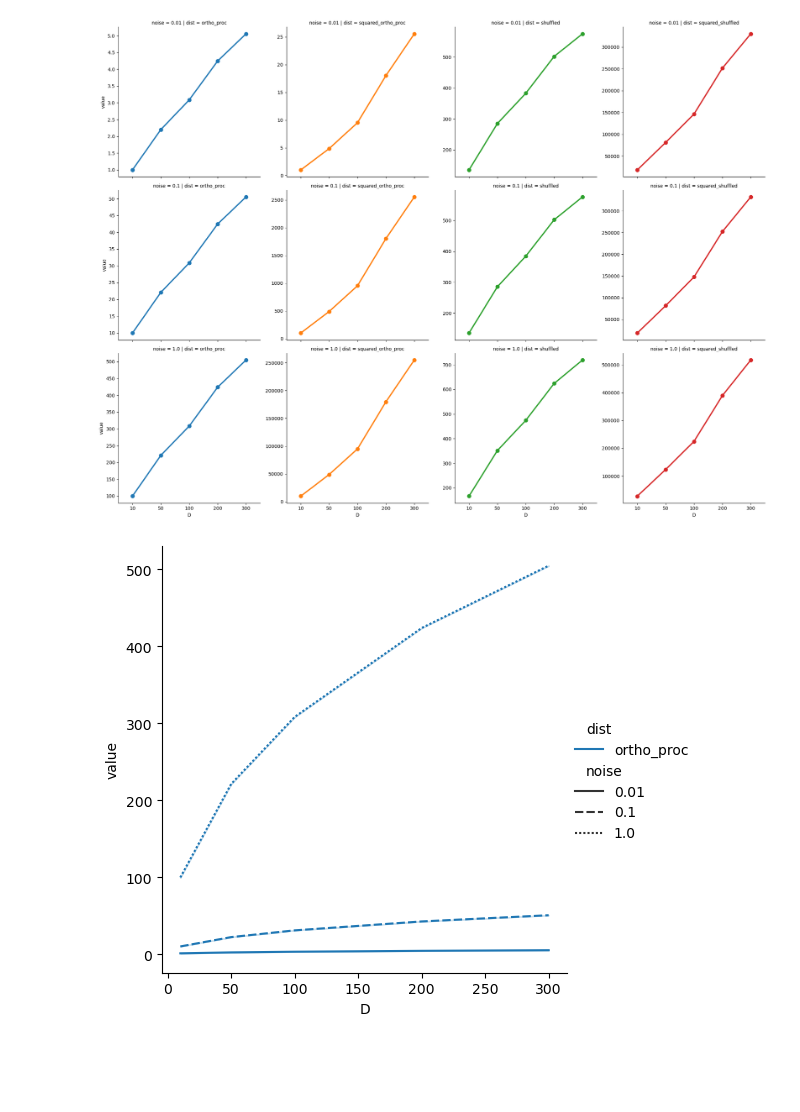
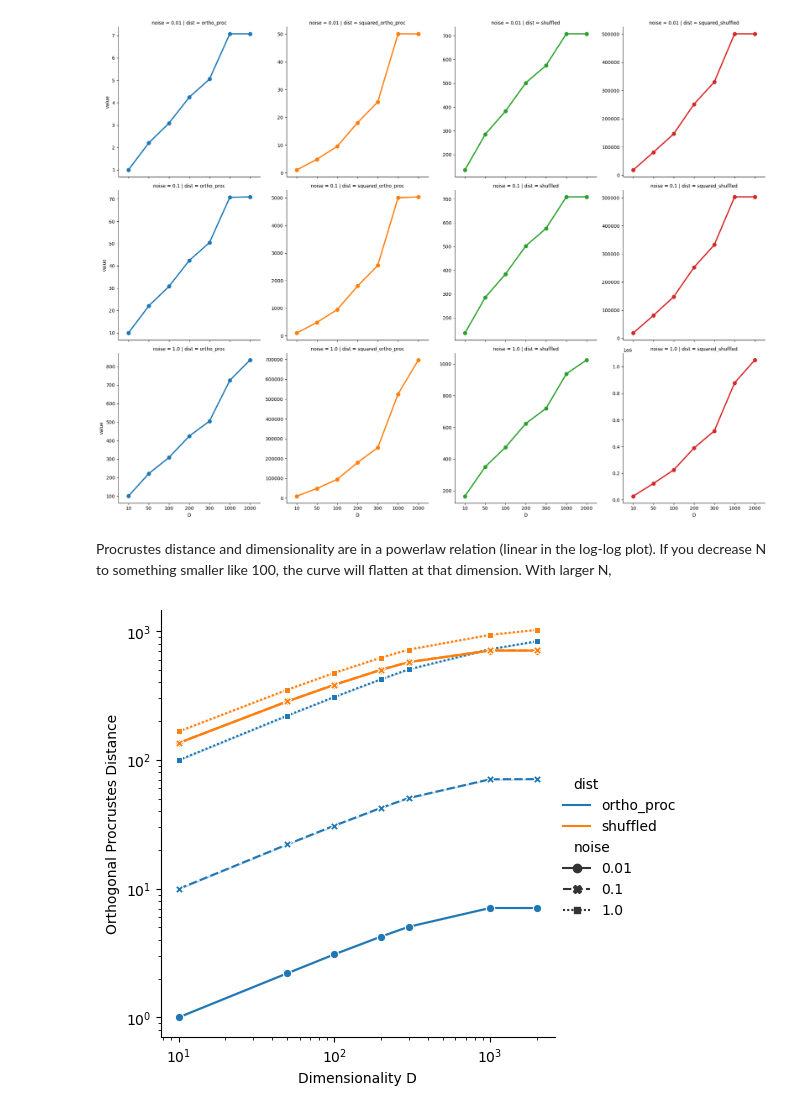
Before and after one commit to mklabunde/survey_measures, a Jupyter notebook: 12_appendix_procrustes.ipynb, the cells around one changed output. Drawn from its saved outputs; the diff is of its cells as text; code cells hidden in the pictures; blank space fills up the shorter version.

Commit message:
add labels to plot

```diff
--- a/12_appendix_procrustes.ipynb
+++ b/12_appendix_procrustes.ipynb
@@ -16,11 +17,11 @@ n_permutations = 10
 
 results = {"D": [], "dist": [], "value": [], "noise": []}
 
-# for i in [1, 5, 10, 20, 30, 100]:
-for i in [1, 5, 10, 20, 30]:
+for i in [1, 5, 10, 20, 30, 100, 200]:
+# for i in [1, 5, 10, 20, 30]:
     increased_D = i * D
     for noise_level in [1e-2, 1e-1, 1e-0]:
-        for repetition in range(n_repetitions):
+        for repetition in tqdm(range(n_repetitions)):
             # One random matrix and one rotated version with added noise
             Q = ortho_group.rvs(increased_D, size=1)
             a = rng.standard_normal((N, increased_D))
@@ -77,16 +78,27 @@ g = sns.catplot(
     errorbar="se",
 )
 # %% [output]
-[figure, old version]
+[figure, new version]
+# %% [markdown]
+Procrustes distance and dimensionality are in a powerlaw relation (linear in the log-log plot).
+If you decrease N to something smaller like 100, the curve will flatten at that dimension.
+With larger N,
 # %%
 g = sns.relplot(
-    data=df[~df["dist"].isin(["squared_shuffled", "squared_ortho_proc", "shuffled"])],
+    # data=df[~df["dist"].isin(["squared_shuffled", "squared_ortho_proc", "shuffled"])],
+    data=df[~df["dist"].isin(["squared_shuffled", "squared_ortho_proc"])],
+    # data=df,
     x="D",
     y="value",
     hue="dist",
     style="noise",
     kind="line",
+    markers=True
 )
-# g.set(yscale="log")
+g.set(yscale="log")
+g.set(xscale="log")
+g.set(ylabel="Orthogonal Procrustes Distance")
+g.set(xlabel="Dimensionality D")
+g.savefig("orthoproc_dim.pdf")
 # %% [output]
-[figure, old version]
+[figure, new version]
```
Also changed, not shown: parts of 2 cells of this notebook.
